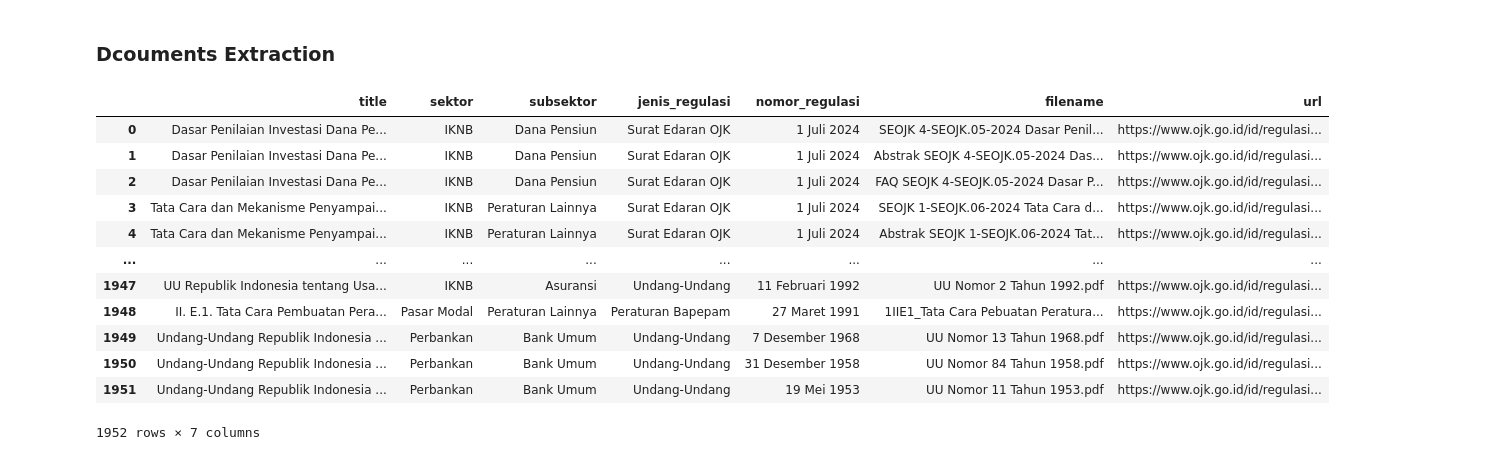
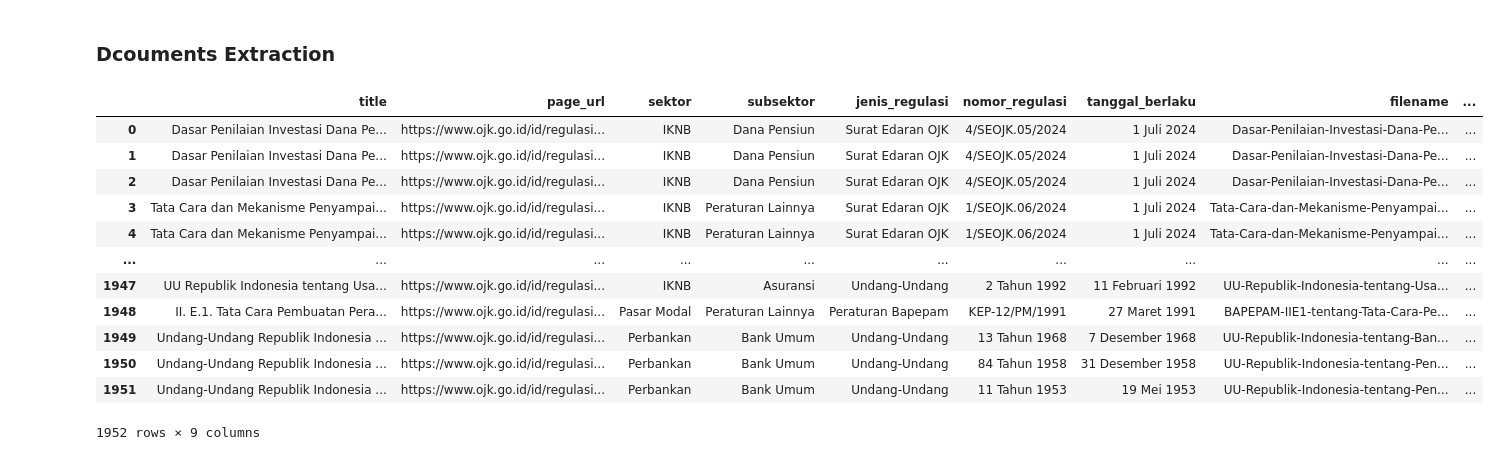
Before and after one commit to xmriz/ojk-scraping, a Jupyter notebook: notebook.ipynb, the cells around one changed output. Cells and saved outputs as stored; diff of their text form; code cells hidden in the pictures.

```diff
--- a/notebook.ipynb
+++ b/notebook.ipynb
@@ -46,19 +46,19 @@ https://www.ojk.go.id/id/regulasi/Pages/BAPEPAM-XIB1-tentang-Stabilisasi-Harga-u
 # %% [markdown]
 ### **Dcouments Extraction**
 # %%
-df_documents = pd.read_csv('./csv/ojk_document_data.csv')
+df_documents = pd.read_csv('./log/ojk_document_scraping_result.csv')
 df_documents
 # %% [output]
-|  | title | sektor | subsektor | jenis_regulasi | nomor_regulasi | filename | url |
-| 0 | Dasar Penilaian Investasi Dana Pe... | IKNB | Dana Pensiun | Surat Edaran OJK | 1 Juli 2024 | SEOJK 4-SEOJK.05-2024 Dasar Penil... | https://www.ojk.go.id/id/regulasi... |
-| 1 | Dasar Penilaian Investasi Dana Pe... | IKNB | Dana Pensiun | Surat Edaran OJK | 1 Juli 2024 | Abstrak SEOJK 4-SEOJK.05-2024 Das... | https://www.ojk.go.id/id/regulasi... |
-| 2 | Dasar Penilaian Investasi Dana Pe... | IKNB | Dana Pensiun | Surat Edaran OJK | 1 Juli 2024 | FAQ SEOJK 4-SEOJK.05-2024 Dasar P... | https://www.ojk.go.id/id/regulasi... |
-| 3 | Tata Cara dan Mekanisme Penyampai... | IKNB | Peraturan Lainnya | Surat Edaran OJK | 1 Juli 2024 | SEOJK 1-SEOJK.06-2024 Tata Cara d... | https://www.ojk.go.id/id/regulasi... |
-| 4 | Tata Cara dan Mekanisme Penyampai... | IKNB | Peraturan Lainnya | Surat Edaran OJK | 1 Juli 2024 | Abstrak SEOJK 1-SEOJK.06-2024 Tat... | https://www.ojk.go.id/id/regulasi... |
-| ... | ... | ... | ... | ... | ... | ... | ... |
-| 1947 | UU Republik Indonesia tentang Usa... | IKNB | Asuransi | Undang-Undang | 11 Februari 1992 | UU Nomor 2 Tahun 1992.pdf | https://www.ojk.go.id/id/regulasi... |
-| 1948 | II. E.1. Tata Cara Pembuatan Pera... | Pasar Modal | Peraturan Lainnya | Peraturan Bapepam | 27 Maret 1991 | 1IIE1_Tata Cara Pebuatan Peratura... | https://www.ojk.go.id/id/regulasi... |
-| 1949 | Undang-Undang Republik Indonesia ... | Perbankan | Bank Umum | Undang-Undang | 7 Desember 1968 | UU Nomor 13 Tahun 1968.pdf | https://www.ojk.go.id/id/regulasi... |
-| 1950 | Undang-Undang Republik Indonesia ... | Perbankan | Bank Umum | Undang-Undang | 31 Desember 1958 | UU Nomor 84 Tahun 1958.pdf | https://www.ojk.go.id/id/regulasi... |
-| 1951 | Undang-Undang Republik Indonesia ... | Perbankan | Bank Umum | Undang-Undang | 19 Mei 1953 | UU Nomor 11 Tahun 1953.pdf | https://www.ojk.go.id/id/regulasi... |
+|  | title | page_url | sektor | subsektor | jenis_regulasi | nomor_regulasi | tanggal_berlaku | filename | ... |
+| 0 | Dasar Penilaian Investasi Dana Pe... | https://www.ojk.go.id/id/regulasi... | IKNB | Dana Pensiun | Surat Edaran OJK | 4/SEOJK.05/2024 | 1 Juli 2024 | Dasar-Penilaian-Investasi-Dana-Pe... | ... |
+| 1 | Dasar Penilaian Investasi Dana Pe... | https://www.ojk.go.id/id/regulasi... | IKNB | Dana Pensiun | Surat Edaran OJK | 4/SEOJK.05/2024 | 1 Juli 2024 | Dasar-Penilaian-Investasi-Dana-Pe... | ... |
+| 2 | Dasar Penilaian Investasi Dana Pe... | https://www.ojk.go.id/id/regulasi... | IKNB | Dana Pensiun | Surat Edaran OJK | 4/SEOJK.05/2024 | 1 Juli 2024 | Dasar-Penilaian-Investasi-Dana-Pe... | ... |
+| 3 | Tata Cara dan Mekanisme Penyampai... | https://www.ojk.go.id/id/regulasi... | IKNB | Peraturan Lainnya | Surat Edaran OJK | 1/SEOJK.06/2024 | 1 Juli 2024 | Tata-Cara-dan-Mekanisme-Penyampai... | ... |
+| 4 | Tata Cara dan Mekanisme Penyampai... | https://www.ojk.go.id/id/regulasi... | IKNB | Peraturan Lainnya | Surat Edaran OJK | 1/SEOJK.06/2024 | 1 Juli 2024 | Tata-Cara-dan-Mekanisme-Penyampai... | ... |
+| ... | ... | ... | ... | ... | ... | ... | ... | ... | ... |
+| 1947 | UU Republik Indonesia tentang Usa... | https://www.ojk.go.id/id/regulasi... | IKNB | Asuransi | Undang-Undang | 2 Tahun 1992 | 11 Februari 1992 | UU-Republik-Indonesia-tentang-Usa... | ... |
+| 1948 | II. E.1. Tata Cara Pembuatan Pera... | https://www.ojk.go.id/id/regulasi... | Pasar Modal | Peraturan Lainnya | Peraturan Bapepam | KEP-12/PM/1991 | 27 Maret 1991 | BAPEPAM-IIE1-tentang-Tata-Cara-Pe... | ... |
+| 1949 | Undang-Undang Republik Indonesia ... | https://www.ojk.go.id/id/regulasi... | Perbankan | Bank Umum | Undang-Undang | 13 Tahun 1968 | 7 Desember 1968 | UU-Republik-Indonesia-tentang-Ban... | ... |
+| 1950 | Undang-Undang Republik Indonesia ... | https://www.ojk.go.id/id/regulasi... | Perbankan | Bank Umum | Undang-Undang | 84 Tahun 1958 | 31 Desember 1958 | UU-Republik-Indonesia-tentang-Pen... | ... |
+| 1951 | Undang-Undang Republik Indonesia ... | https://www.ojk.go.id/id/regulasi... | Perbankan | Bank Umum | Undang-Undang | 11 Tahun 1953 | 19 Mei 1953 | UU-Republik-Indonesia-tentang-Pen... | ... |
-1952 rows × 7 columns
+1952 rows × 9 columns
```
Also changed, not shown: parts of 5 cells of this notebook, 8 other files.
